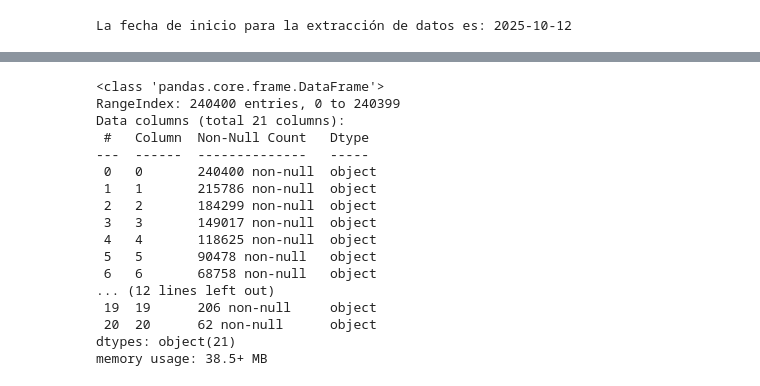
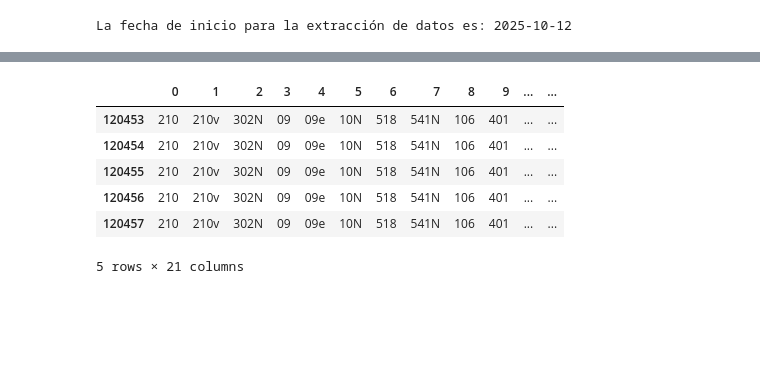
Before and after one commit to vpardoss/squadecaedro, a Jupyter notebook: analisis_datos.ipynb, the cells around one changed output, grey strips where cells are left out. Drawn from its saved outputs; the diff is of its cells as text; code cells hidden in the pictures; blank space fills up the shorter version.

```diff
--- a/analisis_datos.ipynb
+++ b/analisis_datos.ipynb
@@ -236,27 +236,17 @@ micro_limpio['servicios'] = micro_limpio['servicios'].str.replace(r'[IR]', '', r
 micro_exp = micro_limpio['servicios'].str.split(';', expand=True)
 micro_exp = micro_exp.apply(lambda x: pd.Series(x.unique()), axis=1)
 micro_exp = micro_exp.drop([21], axis=1)
-#df_new = df.drop(['A', 'C'], axis=1)
-#micro_exp.dropna(inplace = True, how = "any")
-micro_exp.info()
-# %% [output]
-<class 'pandas.core.frame.DataFrame'>
-RangeIndex: 240400 entries, 0 to 240399
-Data columns (total 21 columns):
- #   Column  Non-Null Count   Dtype
----  ------  --------------   -----
- 0   0       240400 non-null  object
- 1   1       215786 non-null  object
- 2   2       184299 non-null  object
- 3   3       149017 non-null  object
- 4   4       118625 non-null  object
- 5   5       90478 non-null   object
- 6   6       68758 non-null   object
-... (12 lines left out)
- 19  19      206 non-null     object
- 20  20      62 non-null      object
-dtypes: object(21)
-memory usage: 38.5+ MB
+# %%
+micro_exp.dropna(inplace = True, how = "any")
+micro_exp.head()
+# %% [output]
+|  | 0 | 1 | 2 | 3 | 4 | 5 | 6 | 7 | 8 | 9 | ... | ... |
+| 120453 | 210 | 210v | 302N | 09 | 09e | 10N | 518 | 541N | 106 | 401 | ... | ... |
+| 120454 | 210 | 210v | 302N | 09 | 09e | 10N | 518 | 541N | 106 | 401 | ... | ... |
+| 120455 | 210 | 210v | 302N | 09 | 09e | 10N | 518 | 541N | 106 | 401 | ... | ... |
+| 120456 | 210 | 210v | 302N | 09 | 09e | 10N | 518 | 541N | 106 | 401 | ... | ... |
+| 120457 | 210 | 210v | 302N | 09 | 09e | 10N | 518 | 541N | 106 | 401 | ... | ... |
+5 rows × 21 columns
 # %%
 recorrido_poniente = micro_paradero[micro_paradero['comuna'].isin(['QUINTA NORMAL', 'CERRO NAVIA', 'MAIPÚ', 'CERRILLOS',
                                                      'ESTACIÓN CENTRAL', 'PUDAHUEL', 'RENCA', 'LO PRADO',
```
Also changed, not shown: parts of 6 cells of this notebook, 2 other files.
